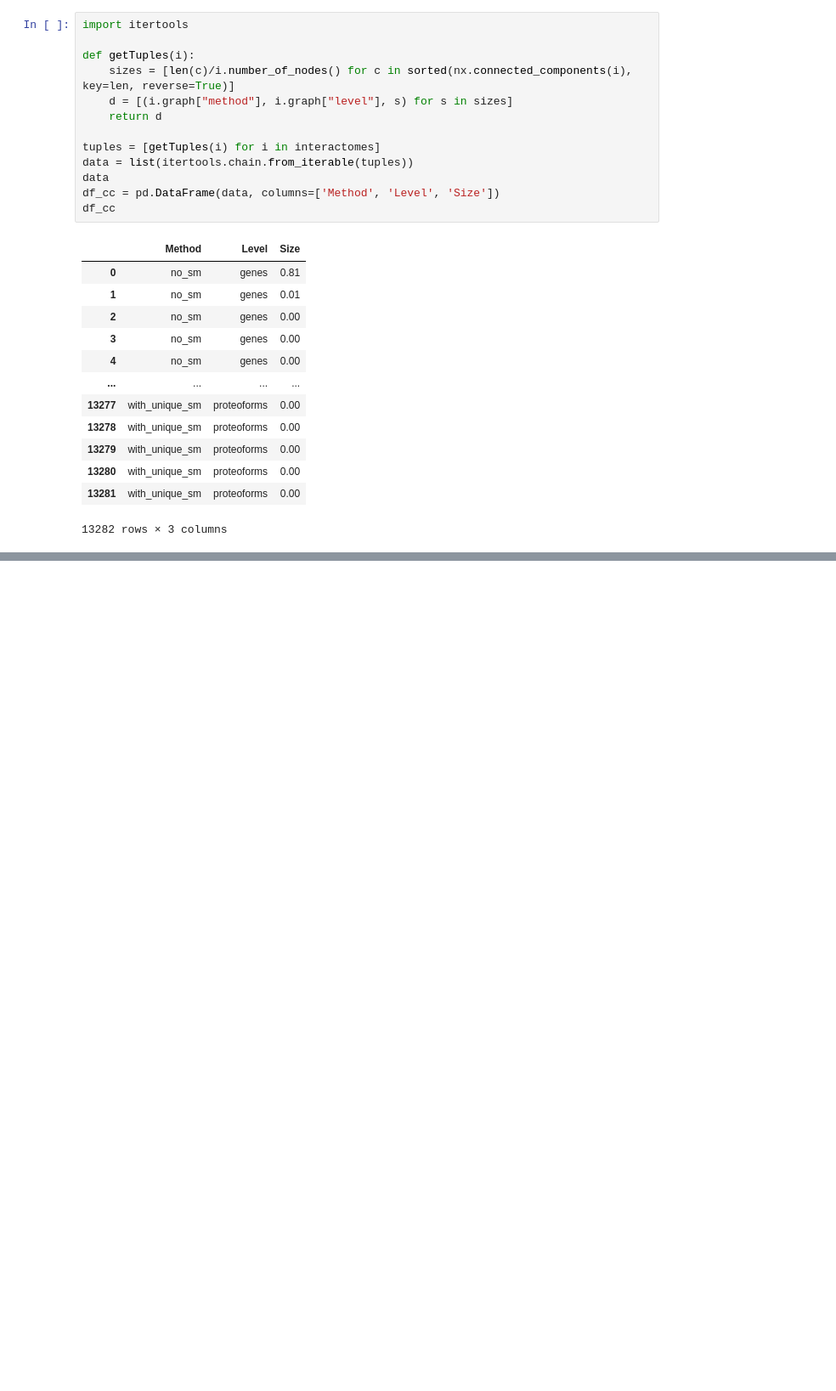
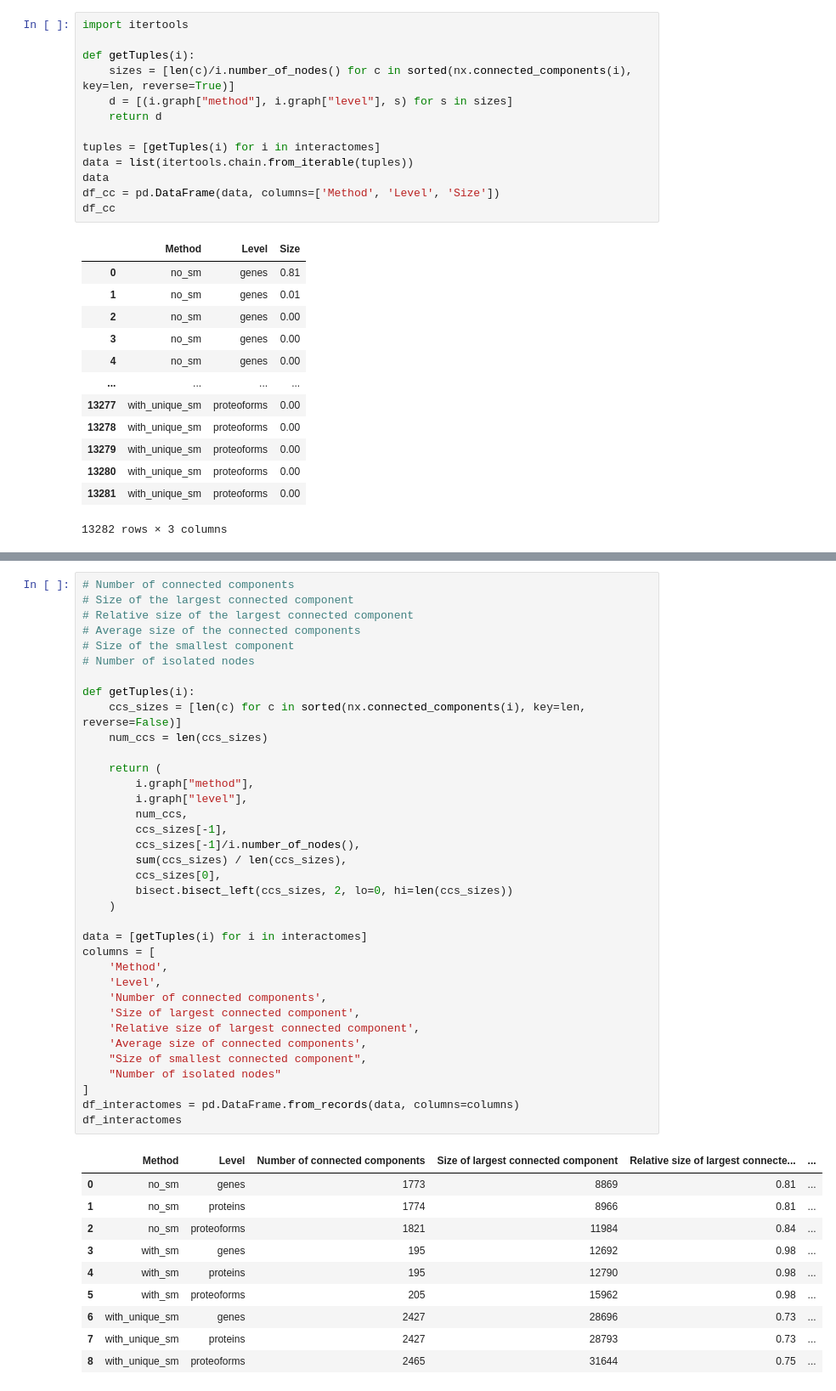
Before and after one commit to PathwayAnalysisPlatform/ProteoformNetworks, a Jupyter notebook: src/Python/analysis_3_connectedness.ipynb, the cells around one changed output, grey strips where cells are left out. Shown at 85% size. Saved outputs shown, nothing was run; the diff lists cells and outputs as text; blank space fills up the shorter version.

```diff
--- a/src/Python/analysis_3_connectedness.ipynb
+++ b/src/Python/analysis_3_connectedness.ipynb
@@ -101,0 +72,47 @@ g.add_legend()
+# %%
+# Number of connected components
+# Size of the largest connected component
+# Relative size of the largest connected component
+# Average size of the connected components
+# Size of the smallest component
+# Number of isolated nodes
+
+def getTuples(i):
+    ccs_sizes = [len(c) for c in sorted(nx.connected_components(i), key=len, reverse=False)]
+    num_ccs = len(ccs_sizes)
+
+    return (
+        i.graph["method"],
+        i.graph["level"],
+        num_ccs,
+        ccs_sizes[-1],
+        ccs_sizes[-1]/i.number_of_nodes(),
+        sum(ccs_sizes) / len(ccs_sizes),
+        ccs_sizes[0],
+        bisect.bisect_left(ccs_sizes, 2, lo=0, hi=len(ccs_sizes))
+    )
+
+data = [getTuples(i) for i in interactomes]
+columns = [
+    'Method',
+    'Level',
+    'Number of connected components',
+    'Size of largest connected component',
+    'Relative size of largest connected component',
+    'Average size of connected components',
+    "Size of smallest connected component",
+    "Number of isolated nodes"
+]
+df_interactomes = pd.DataFrame.from_records(data, columns=columns)
+df_interactomes
+# %% [output]
+|  | Method | Level | Number of connected components | Size of largest connected component | Relative size of largest connecte... | ... |
+| 0 | no_sm | genes | 1773 | 8869 | 0.81 | ... |
+| 1 | no_sm | proteins | 1774 | 8966 | 0.81 | ... |
+| 2 | no_sm | proteoforms | 1821 | 11984 | 0.84 | ... |
+| 3 | with_sm | genes | 195 | 12692 | 0.98 | ... |
+| 4 | with_sm | proteins | 195 | 12790 | 0.98 | ... |
+| 5 | with_sm | proteoforms | 205 | 15962 | 0.98 | ... |
+| 6 | with_unique_sm | genes | 2427 | 28696 | 0.73 | ... |
+| 7 | with_unique_sm | proteins | 2427 | 28793 | 0.73 | ... |
+| 8 | with_unique_sm | proteoforms | 2465 | 31644 | 0.75 | ... |
```
Also changed, not shown: parts of 7 cells of this notebook, 1 other file.
